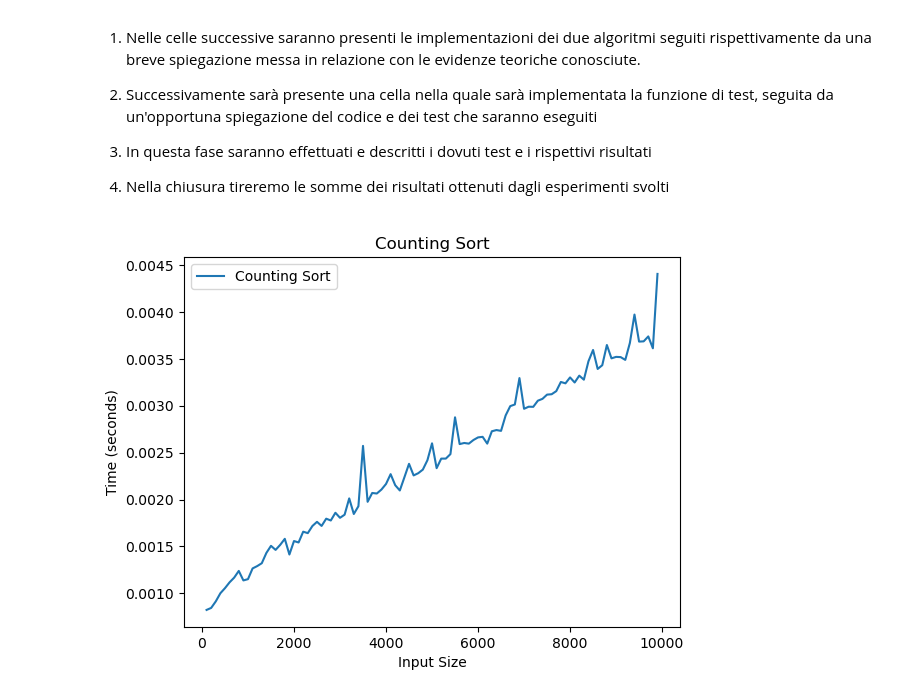
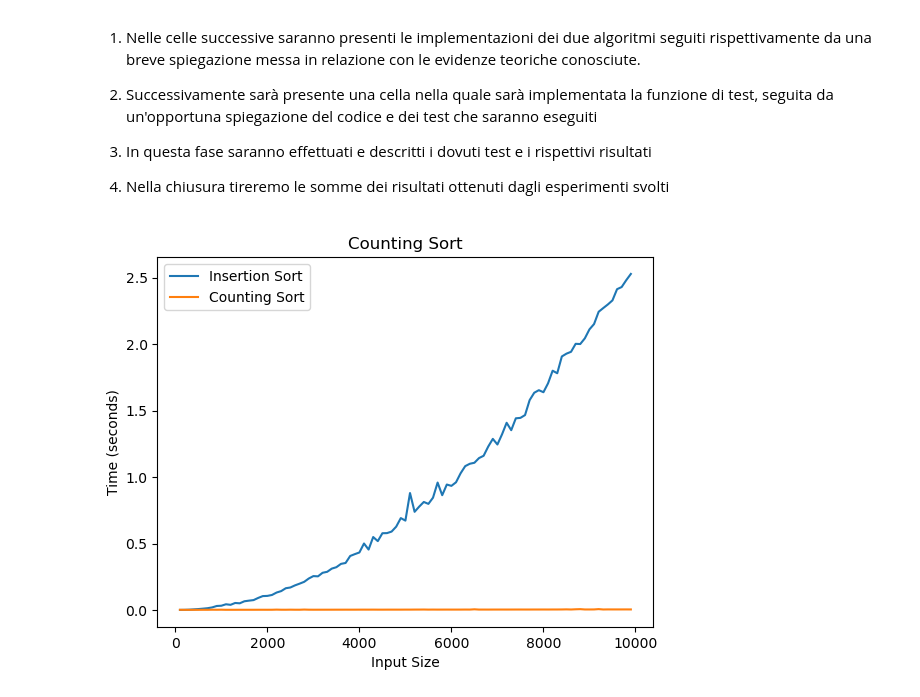
Before and after one commit to teolotti/notebook_lab_algoritmi, a Jupyter notebook: insertion_vs_counting.ipynb, the cells around one changed output. Drawn from its saved outputs; the diff is of its cells as text; code cells hidden in the pictures.

```diff
--- a/insertion_vs_counting.ipynb
+++ b/insertion_vs_counting.ipynb
@@ -93,6 +93,6 @@ def test(rand, N, r, s, ins, cou, title, rev = False):
     plt.legend()
     plt.show()
 # %%
-test(True, 10000, 10000, 100, False, True, "Counting Sort")
+test(True, 10000, 10000, 100, True, True, "Counting Sort") #può aver senso
 # %% [output]
-[figure, old version]
+[figure, new version]
```
